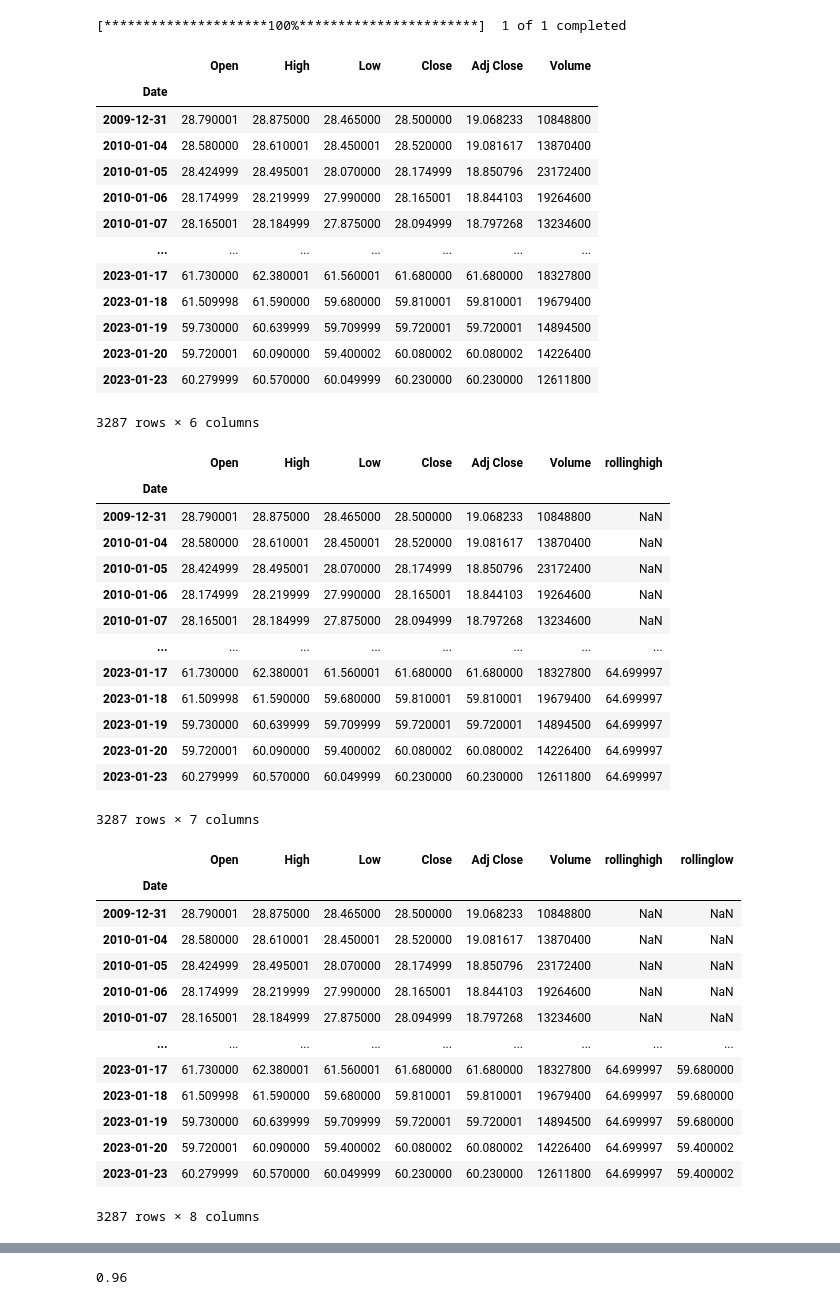
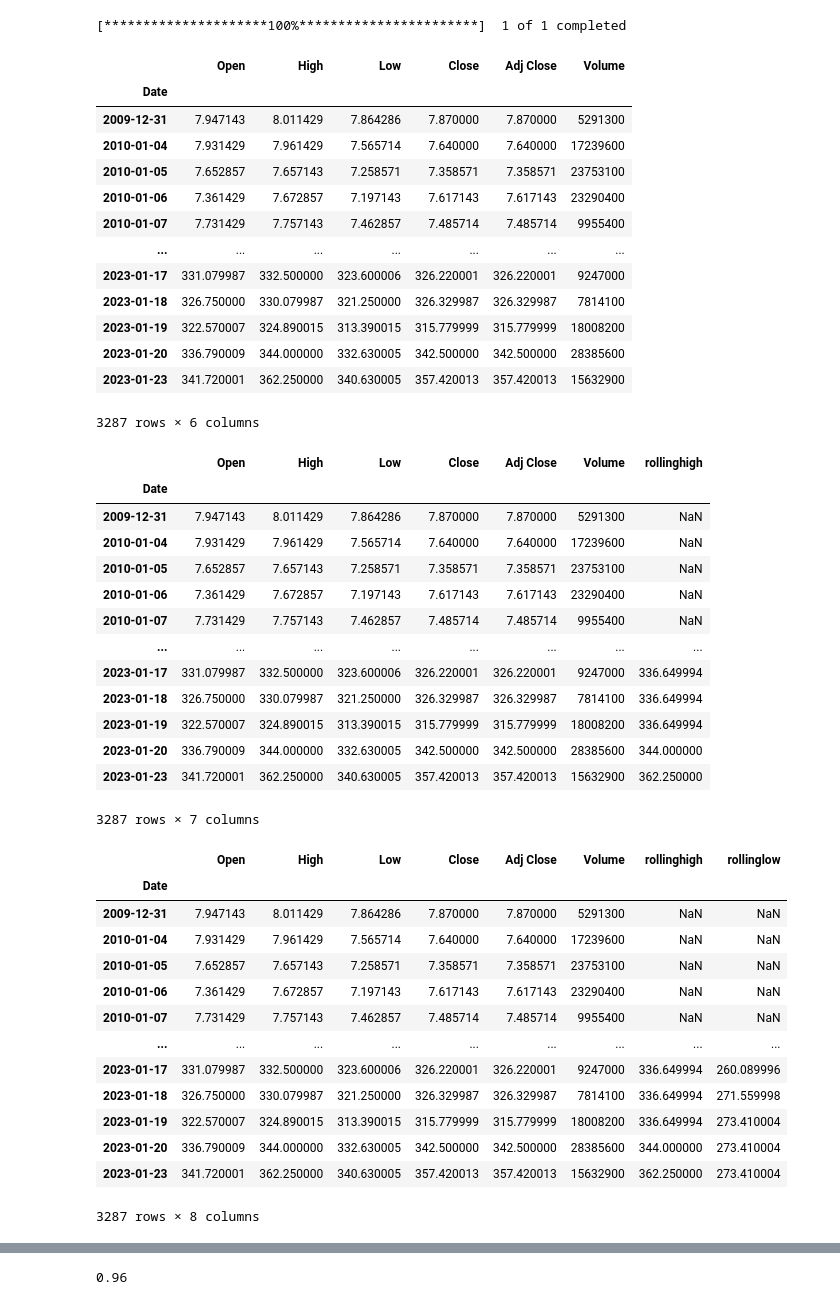
Before and after one commit to nafissaad/Tutorial1, a Jupyter notebook: Tutorial/Python for finance/Algovibes/50 An Awesome Cryptocurrency Intraday Trading Strategy .ipynb, the cells around one changed output, grey strips where cells are left out. Saved outputs shown, nothing was run; the diff lists cells and outputs as text; code cells hidden in the pictures.

```diff
--- a/Tutorial/Python for finance/Algovibes/50 An Awesome Cryptocurrency Intraday Trading Strategy .ipynb
+++ b/Tutorial/Python for finance/Algovibes/50 An Awesome Cryptocurrency Intraday Trading Strategy .ipynb
@@ -3,23 +3,23 @@ import pandas as pd
 import numpy as np
 import yfinance as yf
 # %%
-df=df=yf.download('ko',start='2010-1-1',interval='1d')
+df=df=yf.download('NFLX',start='2010-1-1',interval='1d')
 df
 # %% [output]
 [*********************100%***********************]  1 of 1 completed
 |  | Open | High | Low | Close | Adj Close | Volume |
 | Date |  |  |  |  |  |  |
-| 2009-12-31 | 28.790001 | 28.875000 | 28.465000 | 28.500000 | 19.068233 | 10848800 |
-| 2010-01-04 | 28.580000 | 28.610001 | 28.450001 | 28.520000 | 19.081617 | 13870400 |
-| 2010-01-05 | 28.424999 | 28.495001 | 28.070000 | 28.174999 | 18.850796 | 23172400 |
-| 2010-01-06 | 28.174999 | 28.219999 | 27.990000 | 28.165001 | 18.844103 | 19264600 |
-| 2010-01-07 | 28.165001 | 28.184999 | 27.875000 | 28.094999 | 18.797268 | 13234600 |
+| 2009-12-31 | 7.947143 | 8.011429 | 7.864286 | 7.870000 | 7.870000 | 5291300 |
+| 2010-01-04 | 7.931429 | 7.961429 | 7.565714 | 7.640000 | 7.640000 | 17239600 |
+| 2010-01-05 | 7.652857 | 7.657143 | 7.258571 | 7.358571 | 7.358571 | 23753100 |
+| 2010-01-06 | 7.361429 | 7.672857 | 7.197143 | 7.617143 | 7.617143 | 23290400 |
+| 2010-01-07 | 7.731429 | 7.757143 | 7.462857 | 7.485714 | 7.485714 | 9955400 |
 | ... | ... | ... | ... | ... | ... | ... |
-| 2023-01-17 | 61.730000 | 62.380001 | 61.560001 | 61.680000 | 61.680000 | 18327800 |
-| 2023-01-18 | 61.509998 | 61.590000 | 59.680000 | 59.810001 | 59.810001 | 19679400 |
-| 2023-01-19 | 59.730000 | 60.639999 | 59.709999 | 59.720001 | 59.720001 | 14894500 |
-| 2023-01-20 | 59.720001 | 60.090000 | 59.400002 | 60.080002 | 60.080002 | 14226400 |
-| 2023-01-23 | 60.279999 | 60.570000 | 60.049999 | 60.230000 | 60.230000 | 12611800 |
+| 2023-01-17 | 331.079987 | 332.500000 | 323.600006 | 326.220001 | 326.220001 | 9247000 |
+| 2023-01-18 | 326.750000 | 330.079987 | 321.250000 | 326.329987 | 326.329987 | 7814100 |
+| 2023-01-19 | 322.570007 | 324.890015 | 313.390015 | 315.779999 | 315.779999 | 18008200 |
+| 2023-01-20 | 336.790009 | 344.000000 | 332.630005 | 342.500000 | 342.500000 | 28385600 |
+| 2023-01-23 | 341.720001 | 362.250000 | 340.630005 | 357.420013 | 357.420013 | 15632900 |
 3287 rows × 6 columns
 # %%
 df['rollinghigh']=df.High.rolling(60).max()
@@ -27,17 +27,17 @@ df
 # %% [output]
 |  | Open | High | Low | Close | Adj Close | Volume | rollinghigh |
 | Date |  |  |  |  |  |  |  |
-| 2009-12-31 | 28.790001 | 28.875000 | 28.465000 | 28.500000 | 19.068233 | 10848800 | NaN |
-| 2010-01-04 | 28.580000 | 28.610001 | 28.450001 | 28.520000 | 19.081617 | 13870400 | NaN |
-| 2010-01-05 | 28.424999 | 28.495001 | 28.070000 | 28.174999 | 18.850796 | 23172400 | NaN |
-| 2010-01-06 | 28.174999 | 28.219999 | 27.990000 | 28.165001 | 18.844103 | 19264600 | NaN |
-| 2010-01-07 | 28.165001 | 28.184999 | 27.875000 | 28.094999 | 18.797268 | 13234600 | NaN |
+| 2009-12-31 | 7.947143 | 8.011429 | 7.864286 | 7.870000 | 7.870000 | 5291300 | NaN |
+| 2010-01-04 | 7.931429 | 7.961429 | 7.565714 | 7.640000 | 7.640000 | 17239600 | NaN |
+| 2010-01-05 | 7.652857 | 7.657143 | 7.258571 | 7.358571 | 7.358571 | 23753100 | NaN |
+| 2010-01-06 | 7.361429 | 7.672857 | 7.197143 | 7.617143 | 7.617143 | 23290400 | NaN |
+| 2010-01-07 | 7.731429 | 7.757143 | 7.462857 | 7.485714 | 7.485714 | 9955400 | NaN |
 | ... | ... | ... | ... | ... | ... | ... | ... |
-| 2023-01-17 | 61.730000 | 62.380001 | 61.560001 | 61.680000 | 61.680000 | 18327800 | 64.699997 |
-| 2023-01-18 | 61.509998 | 61.590000 | 59.680000 | 59.810001 | 59.810001 | 19679400 | 64.699997 |
-| 2023-01-19 | 59.730000 | 60.639999 | 59.709999 | 59.720001 | 59.720001 | 14894500 | 64.699997 |
-| 2023-01-20 | 59.720001 | 60.090000 | 59.400002 | 60.080002 | 60.080002 | 14226400 | 64.699997 |
-| 2023-01-23 | 60.279999 | 60.570000 | 60.049999 | 60.230000 | 60.230000 | 12611800 | 64.699997 |
+| 2023-01-17 | 331.079987 | 332.500000 | 323.600006 | 326.220001 | 326.220001 | 9247000 | 336.649994 |
+| 2023-01-18 | 326.750000 | 330.079987 | 321.250000 | 326.329987 | 326.329987 | 7814100 | 336.649994 |
+| 2023-01-19 | 322.570007 | 324.890015 | 313.390015 | 315.779999 | 315.779999 | 18008200 | 336.649994 |
+| 2023-01-20 | 336.790009 | 344.000000 | 332.630005 | 342.500000 | 342.500000 | 28385600 | 344.000000 |
+| 2023-01-23 | 341.720001 | 362.250000 | 340.630005 | 357.420013 | 357.420013 | 15632900 | 362.250000 |
 3287 rows × 7 columns
 # %%
 df['rollinglow']=df.Low.rolling(45).min()
@@ -45,17 +45,17 @@ df
 # %% [output]
 |  | Open | High | Low | Close | Adj Close | Volume | rollinghigh | rollinglow |
 | Date |  |  |  |  |  |  |  |  |
-| 2009-12-31 | 28.790001 | 28.875000 | 28.465000 | 28.500000 | 19.068233 | 10848800 | NaN | NaN |
-| 2010-01-04 | 28.580000 | 28.610001 | 28.450001 | 28.520000 | 19.081617 | 13870400 | NaN | NaN |
-| 2010-01-05 | 28.424999 | 28.495001 | 28.070000 | 28.174999 | 18.850796 | 23172400 | NaN | NaN |
-| 2010-01-06 | 28.174999 | 28.219999 | 27.990000 | 28.165001 | 18.844103 | 19264600 | NaN | NaN |
-| 2010-01-07 | 28.165001 | 28.184999 | 27.875000 | 28.094999 | 18.797268 | 13234600 | NaN | NaN |
+| 2009-12-31 | 7.947143 | 8.011429 | 7.864286 | 7.870000 | 7.870000 | 5291300 | NaN | NaN |
+| 2010-01-04 | 7.931429 | 7.961429 | 7.565714 | 7.640000 | 7.640000 | 17239600 | NaN | NaN |
+| 2010-01-05 | 7.652857 | 7.657143 | 7.258571 | 7.358571 | 7.358571 | 23753100 | NaN | NaN |
+| 2010-01-06 | 7.361429 | 7.672857 | 7.197143 | 7.617143 | 7.617143 | 23290400 | NaN | NaN |
+| 2010-01-07 | 7.731429 | 7.757143 | 7.462857 | 7.485714 | 7.485714 | 9955400 | NaN | NaN |
 | ... | ... | ... | ... | ... | ... | ... | ... | ... |
-| 2023-01-17 | 61.730000 | 62.380001 | 61.560001 | 61.680000 | 61.680000 | 18327800 | 64.699997 | 59.680000 |
-| 2023-01-18 | 61.509998 | 61.590000 | 59.680000 | 59.810001 | 59.810001 | 19679400 | 64.699997 | 59.680000 |
-| 2023-01-19 | 59.730000 | 60.639999 | 59.709999 | 59.720001 | 59.720001 | 14894500 | 64.699997 | 59.680000 |
-| 2023-01-20 | 59.720001 | 60.090000 | 59.400002 | 60.080002 | 60.080002 | 14226400 | 64.699997 | 59.400002 |
-| 2023-01-23 | 60.279999 | 60.570000 | 60.049999 | 60.230000 | 60.230000 | 12611800 | 64.699997 | 59.400002 |
+| 2023-01-17 | 331.079987 | 332.500000 | 323.600006 | 326.220001 | 326.220001 | 9247000 | 336.649994 | 260.089996 |
+| 2023-01-18 | 326.750000 | 330.079987 | 321.250000 | 326.329987 | 326.329987 | 7814100 | 336.649994 | 271.559998 |
+| 2023-01-19 | 322.570007 | 324.890015 | 313.390015 | 315.779999 | 315.779999 | 18008200 | 336.649994 | 273.410004 |
+| 2023-01-20 | 336.790009 | 344.000000 | 332.630005 | 342.500000 | 342.500000 | 28385600 | 344.000000 | 273.410004 |
+| 2023-01-23 | 341.720001 | 362.250000 | 340.630005 | 357.420013 | 357.420013 | 15632900 | 362.250000 | 273.410004 |
 3287 rows × 8 columns
 # %%
 df['mid']=(df.rollinghigh+df.rollinglow)/2
```
Also changed, not shown: parts of 14 cells of this notebook.
